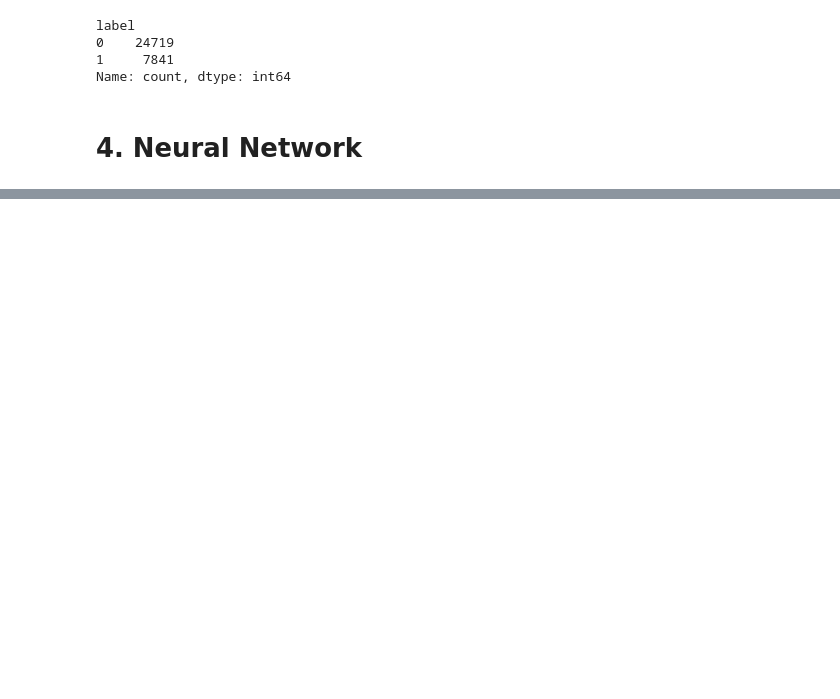
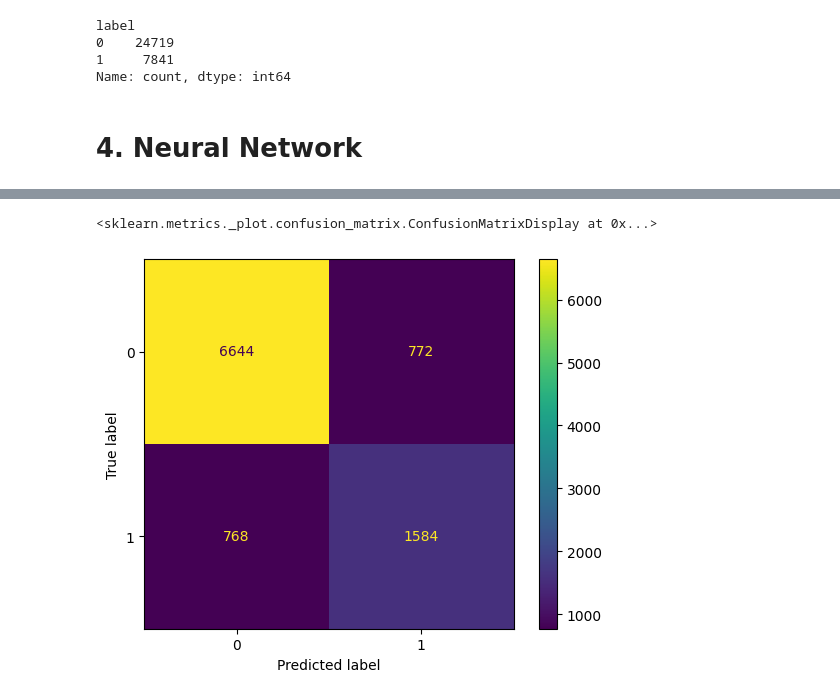
Before and after one commit to Carterdel/carterdelargy_csci_1070, a Jupyter notebook: homework_13.ipynb, the cells around one changed output, grey strips where cells are left out. Cells and saved outputs as stored; diff of their text form; code cells hidden in the pictures; blank space fills up the shorter version.

```diff
--- a/homework_13.ipynb
+++ b/homework_13.ipynb
@@ -161,0 +260,22 @@ TypeError: can't convert np.ndarray of type numpy.object_. The only supported ty
+# %%
+import keras
+from keras.layers import Input, Dense, concatenate
+from keras.models import Model
+
+input1 = Input(shape=(92,))
+hidden1 = Dense(64, activation='relu')(input1)
+output1 = Dense(2, activation='softmax')(hidden1)
+
+model = Model(inputs=input1, outputs=output1)
+
+loss_fn = keras.losses.SparseCategoricalCrossentropy()
+model.compile(optimizer='adam', loss=loss_fn)
+# %%
+X_train, X_test, y_train, y_test = train_test_split(X, y, test_size=0.3,
+                                                    random_state=13,
+                                                    stratify=y)
+
+X_train = scaler.fit_transform(X_train)
+X_test = scaler.transform(X_test)
+# %%
+keras_model = model.fit(X_train, y_train, epochs=100)
@@ -161,0 +300,7 @@ TypeError: can't convert np.ndarray of type numpy.object_. The only supported ty
+# %%
+y_pred = model.predict(X_test)
+# i found this online, which, without it, y_pred has a mix of 'continuous-multioutput' and binary
+y_pred = np.argmax(y_pred, axis=1)
+
+ConfusionMatrixDisplay.from_predictions(y_test, y_pred)
+# %% [output]
@@ -161,0 +308,2 @@ TypeError: can't convert np.ndarray of type numpy.object_. The only supported ty
+<sklearn.metrics._plot.confusion_matrix.ConfusionMatrixDisplay at 0x...>
+[figure, added]
```
Also changed, not shown: parts of 31 cells of this notebook, 1 other file.
